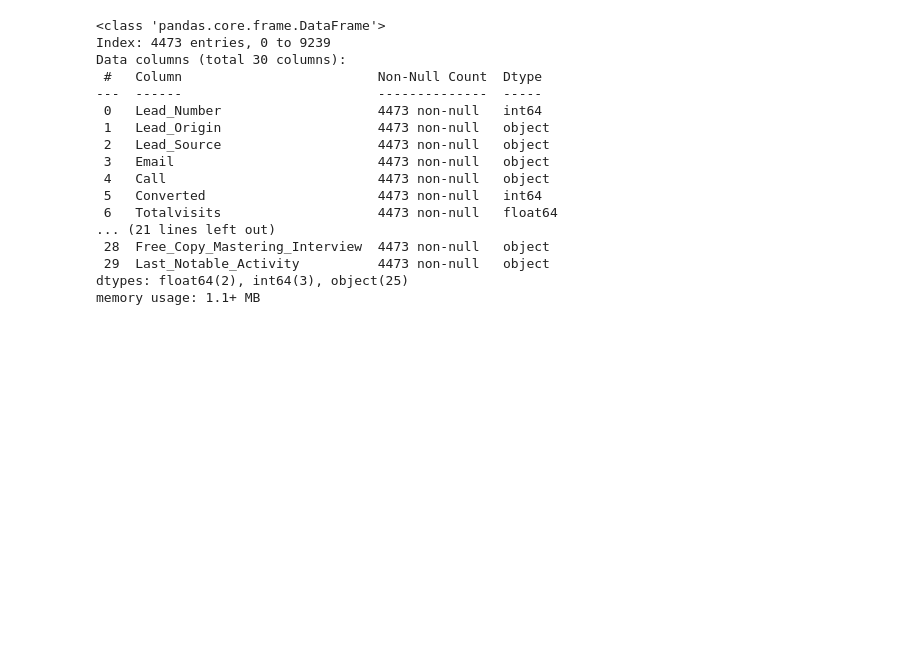
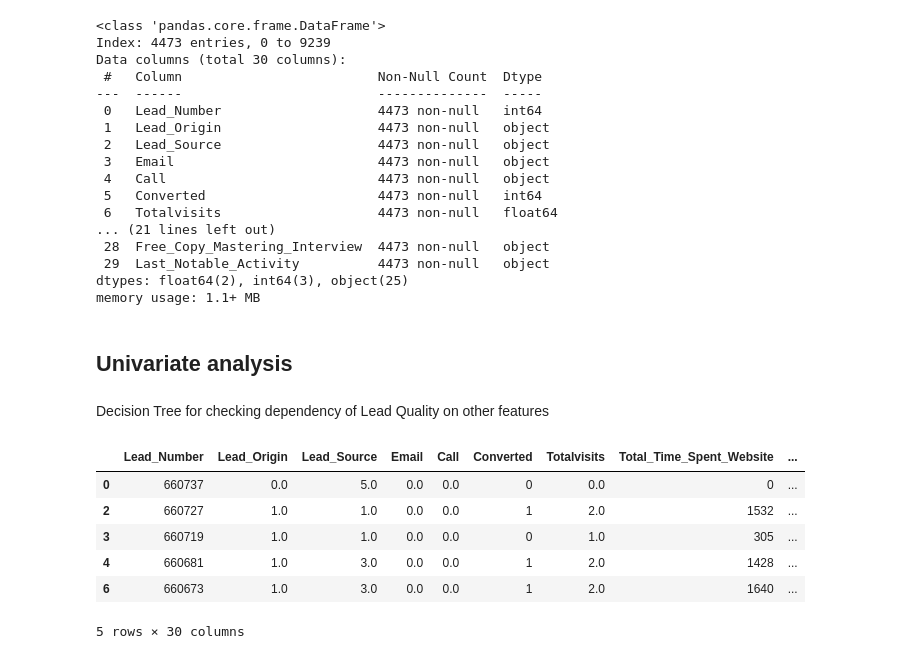
Before and after one commit to arni319/lead_scoring, a Jupyter notebook: lead_scoring_arnab.ipynb, the cells around one changed output. Drawn from its saved outputs; the diff is of its cells as text; code cells hidden in the pictures; blank space fills up the shorter version.

```diff
--- a/lead_scoring_arnab.ipynb
+++ b/lead_scoring_arnab.ipynb
@@ -340,3 +353,20 @@ Data columns (total 30 columns):
  29  Last_Notable_Activity          4473 non-null   object
 dtypes: float64(2), int64(3), object(25)
 memory usage: 1.1+ MB
+# %% [markdown]
+## Univariate analysis
+# %% [markdown]
+Decision Tree for checking dependency of Lead Quality on other features
+# %%
+encoder = OrdinalEncoder()
+ls_LeadQual = ls.copy()
+ls_LeadQual[cat_cols] = encoder.fit_transform(ls[cat_cols])
+ls_LeadQual.head()
+# %% [output]
+|  | Lead_Number | Lead_Origin | Lead_Source | Email | Call | Converted | Totalvisits | Total_Time_Spent_Website | ... |
+| 0 | 660737 | 0.0 | 5.0 | 0.0 | 0.0 | 0 | 0.0 | 0 | ... |
+| 2 | 660727 | 1.0 | 1.0 | 0.0 | 0.0 | 1 | 2.0 | 1532 | ... |
+| 3 | 660719 | 1.0 | 1.0 | 0.0 | 0.0 | 0 | 1.0 | 305 | ... |
+| 4 | 660681 | 1.0 | 3.0 | 0.0 | 0.0 | 1 | 2.0 | 1428 | ... |
+| 6 | 660673 | 1.0 | 3.0 | 0.0 | 0.0 | 1 | 2.0 | 1640 | ... |
+5 rows × 30 columns
```
Also changed, not shown: parts of 7 cells of this notebook.
